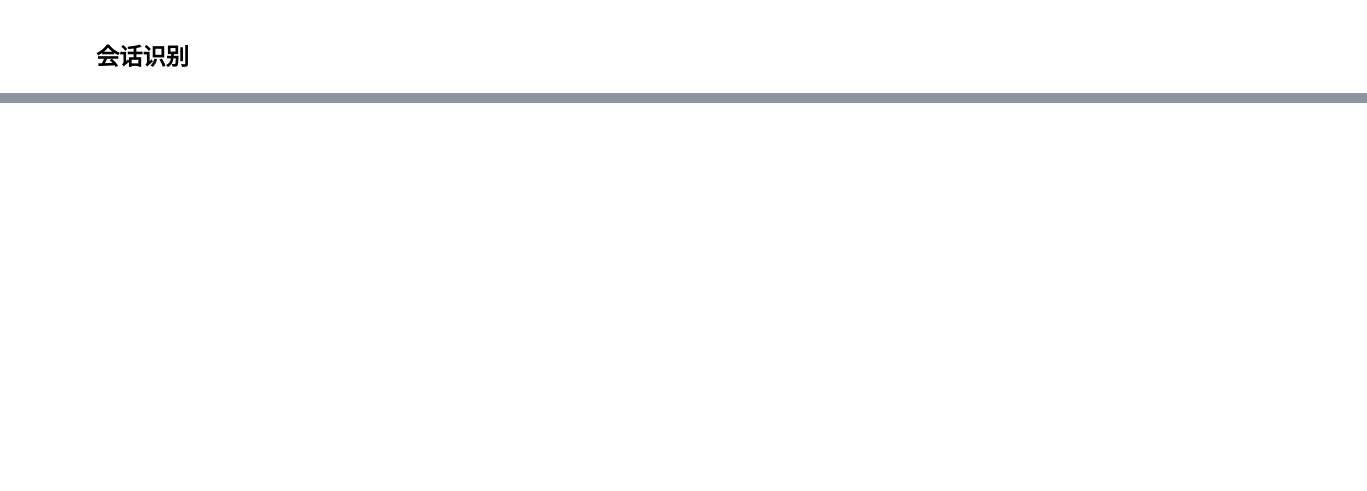
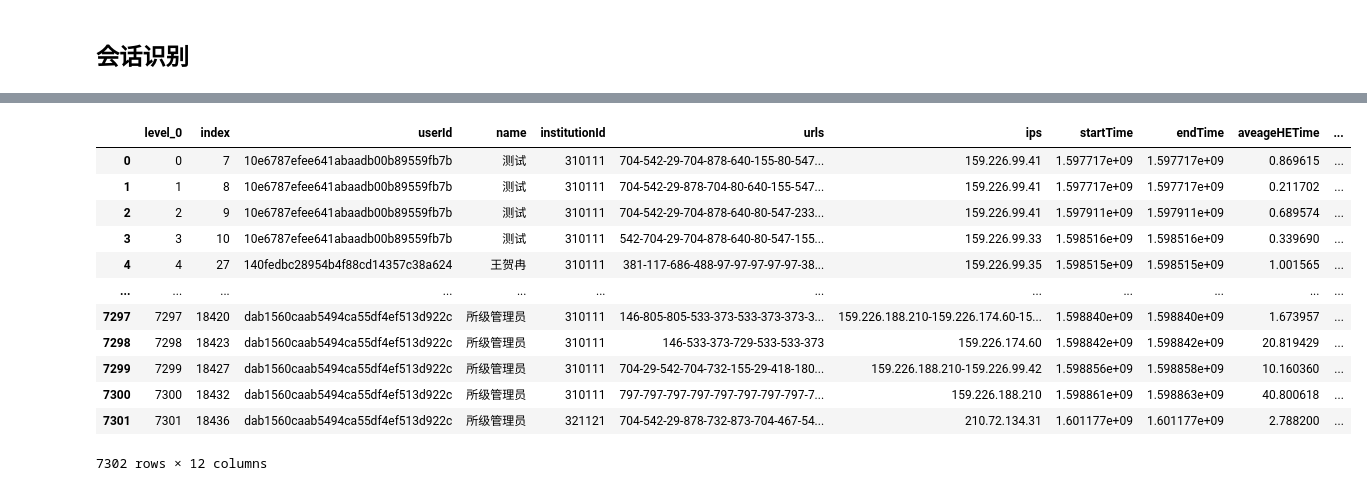
Before and after one commit to chasezcz/Persona, a Jupyter notebook: notebooks/dataPrepare.ipynb, the cells around one changed output, grey strips where cells are left out. Saved outputs shown, nothing was run; the diff lists cells and outputs as text; code cells hidden in the pictures; blank space fills up the shorter version.

```diff
--- a/notebooks/dataPrepare.ipynb
+++ b/notebooks/dataPrepare.ipynb
@@ -317,0 +268,17 @@ Name: url, Length: 1556, dtype: int64
+# %%
+sessionDFF = sessionDFF.reset_index()
+sessionDFF
+# %% [output]
+|  | level_0 | index | userId | name | institutionId | urls | ips | startTime | endTime | aveageHETime | ... |
+| 0 | 0 | 7 | 10e6787efee641abaadb00b89559fb7b | 测试 | 310111 | 704-542-29-704-878-640-155-80-547... | 159.226.99.41 | 1.597717e+09 | 1.597717e+09 | 0.869615 | ... |
+| 1 | 1 | 8 | 10e6787efee641abaadb00b89559fb7b | 测试 | 310111 | 704-542-29-878-704-80-640-155-547... | 159.226.99.41 | 1.597717e+09 | 1.597717e+09 | 0.211702 | ... |
+| 2 | 2 | 9 | 10e6787efee641abaadb00b89559fb7b | 测试 | 310111 | 704-542-29-704-878-640-80-547-233... | 159.226.99.41 | 1.597911e+09 | 1.597911e+09 | 0.689574 | ... |
+| 3 | 3 | 10 | 10e6787efee641abaadb00b89559fb7b | 测试 | 310111 | 542-704-29-704-878-640-80-547-155... | 159.226.99.33 | 1.598516e+09 | 1.598516e+09 | 0.339690 | ... |
+| 4 | 4 | 27 | 140fedbc28954b4f88cd14357c38a624 | 王贺冉 | 310111 | 381-117-686-488-97-97-97-97-97-38... | 159.226.99.35 | 1.598515e+09 | 1.598515e+09 | 1.001565 | ... |
+| ... | ... | ... | ... | ... | ... | ... | ... | ... | ... | ... | ... |
+| 7297 | 7297 | 18420 | dab1560caab5494ca55df4ef513d922c | 所级管理员 | 310111 | 146-805-805-533-373-533-373-373-3... | 159.226.188.210-159.226.174.60-15... | 1.598840e+09 | 1.598840e+09 | 1.673957 | ... |
+| 7298 | 7298 | 18423 | dab1560caab5494ca55df4ef513d922c | 所级管理员 | 310111 | 146-533-373-729-533-533-373 | 159.226.174.60 | 1.598842e+09 | 1.598842e+09 | 20.819429 | ... |
+| 7299 | 7299 | 18427 | dab1560caab5494ca55df4ef513d922c | 所级管理员 | 310111 | 704-29-542-704-732-155-29-418-180... | 159.226.188.210-159.226.99.42 | 1.598856e+09 | 1.598858e+09 | 10.160360 | ... |
+| 7300 | 7300 | 18432 | dab1560caab5494ca55df4ef513d922c | 所级管理员 | 310111 | 797-797-797-797-797-797-797-797-7... | 159.226.188.210 | 1.598861e+09 | 1.598863e+09 | 40.800618 | ... |
+| 7301 | 7301 | 18436 | dab1560caab5494ca55df4ef513d922c | 所级管理员 | 321121 | 704-542-29-878-732-873-704-467-54... | 210.72.134.31 | 1.601177e+09 | 1.601177e+09 | 2.788200 | ... |
+7302 rows × 12 columns
```
Also changed, not shown: parts of 40 cells of this notebook, 15 other files.
